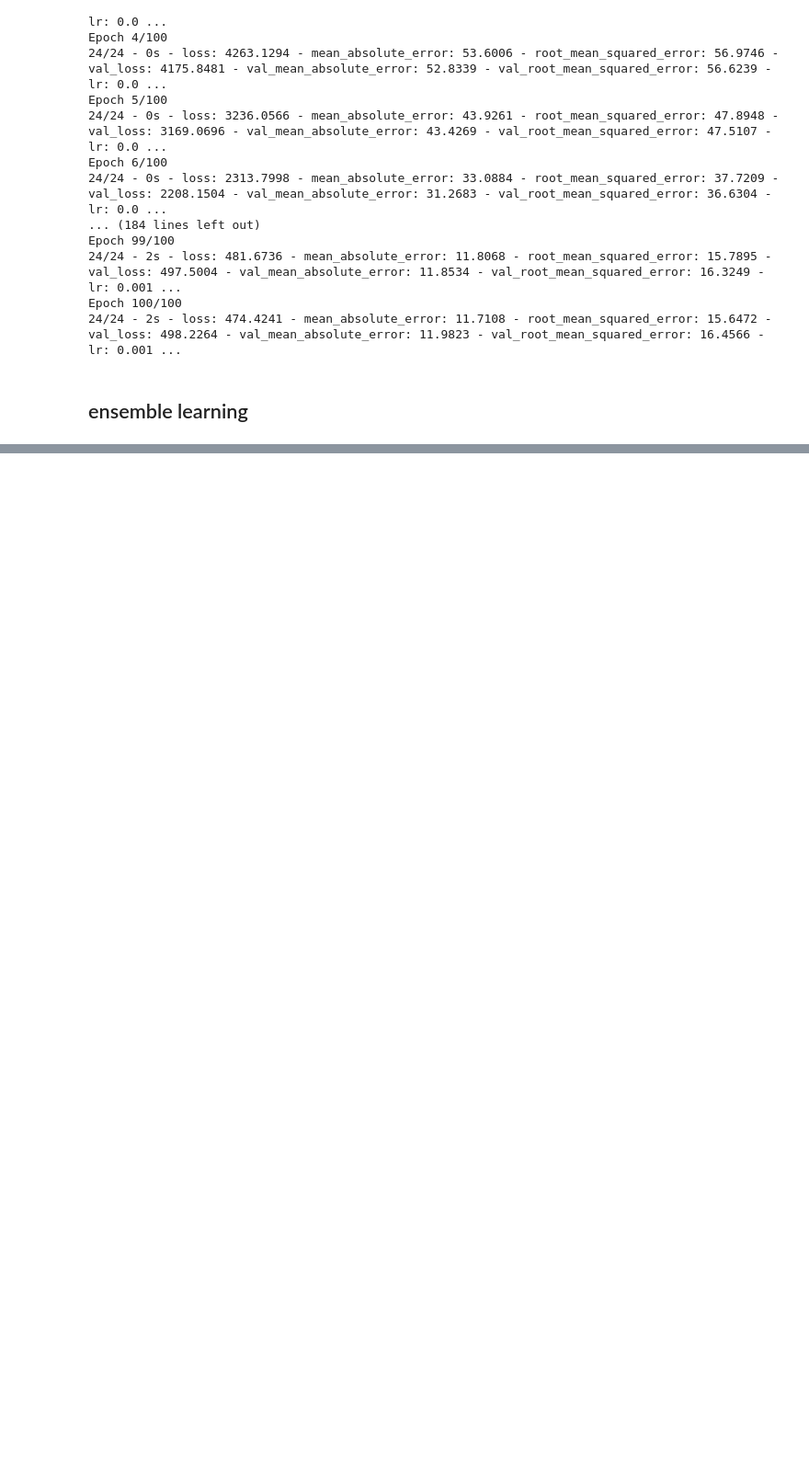
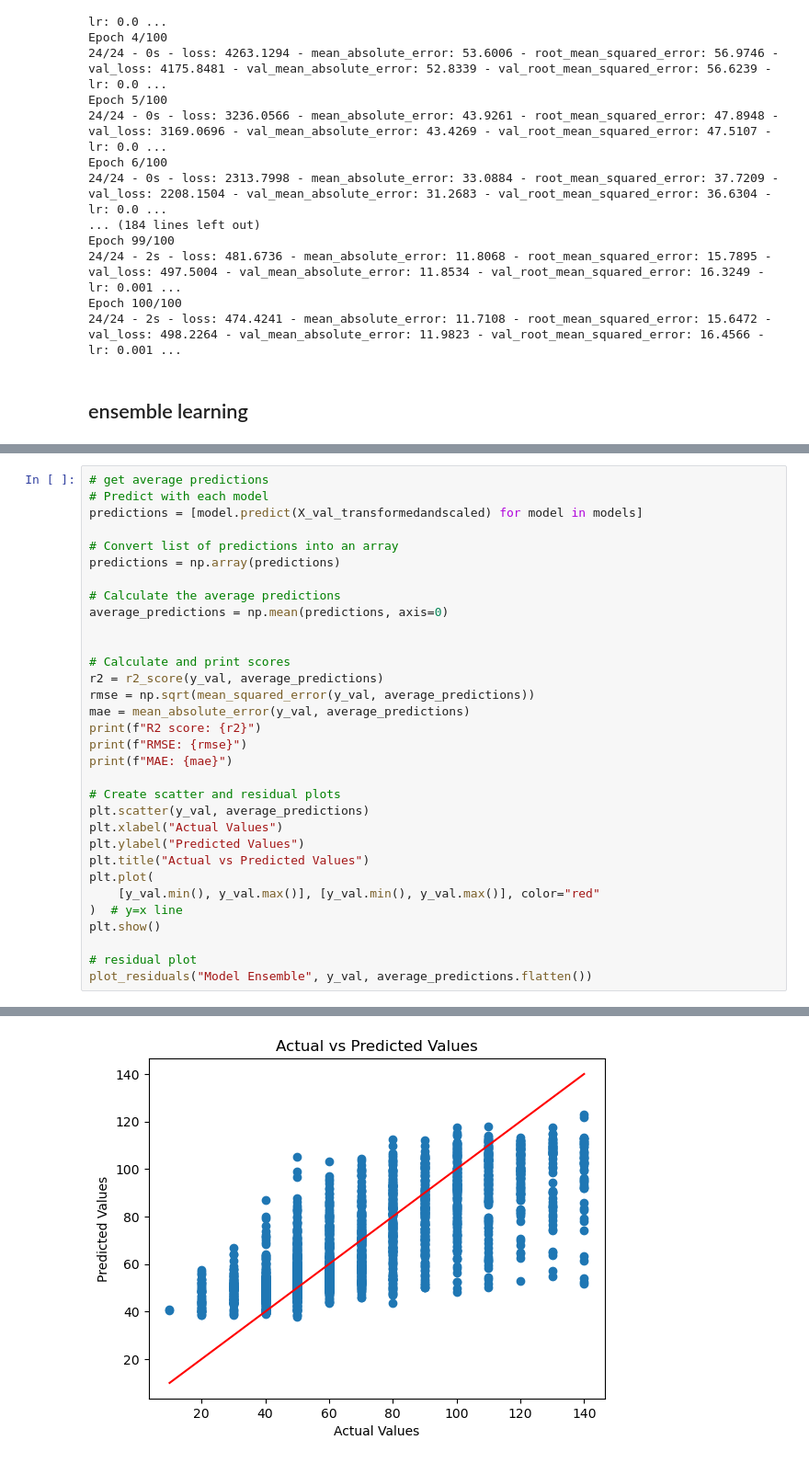
Before and after one commit to packofgum601/MachineLearningA2, a Jupyter notebook: assignment2.ipynb, the cells around one changed output, grey strips where cells are left out. Shown at 92% size. Saved outputs shown, nothing was run; the diff lists cells and outputs as text; blank space fills up the shorter version.

```diff
--- a/assignment2.ipynb
+++ b/assignment2.ipynb
@@ -1860,0 +2291,33 @@ Epoch 100/100
+# %%
+# get average predictions
+# Predict with each model
+predictions = [model.predict(X_val_transformedandscaled) for model in models]
+
+# Convert list of predictions into an array
+predictions = np.array(predictions)
+
+# Calculate the average predictions
+average_predictions = np.mean(predictions, axis=0)
+
+
+# Calculate and print scores
+r2 = r2_score(y_val, average_predictions)
+rmse = np.sqrt(mean_squared_error(y_val, average_predictions))
+mae = mean_absolute_error(y_val, average_predictions)
+print(f"R2 score: {r2}")
+print(f"RMSE: {rmse}")
+print(f"MAE: {mae}")
+
+# Create scatter and residual plots
+plt.scatter(y_val, average_predictions)
+plt.xlabel("Actual Values")
+plt.ylabel("Predicted Values")
+plt.title("Actual vs Predicted Values")
+plt.plot(
+    [y_val.min(), y_val.max()], [y_val.min(), y_val.max()], color="red"
+)  # y=x line
+plt.show()
+
+# residual plot
+plot_residuals("Model Ensemble", y_val, average_predictions.flatten())
+# %% [output]
@@ -1860,0 +2330 @@ Epoch 100/100
+[figure, added]
```
Also changed, not shown: parts of 12 cells of this notebook.
